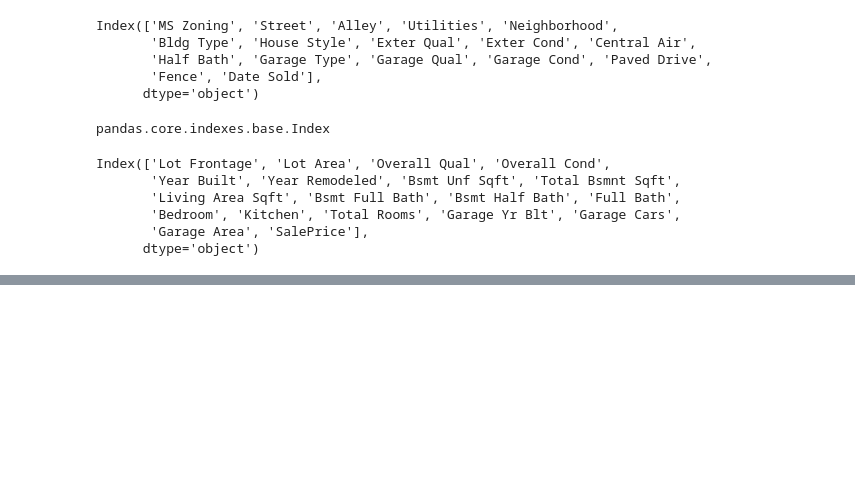
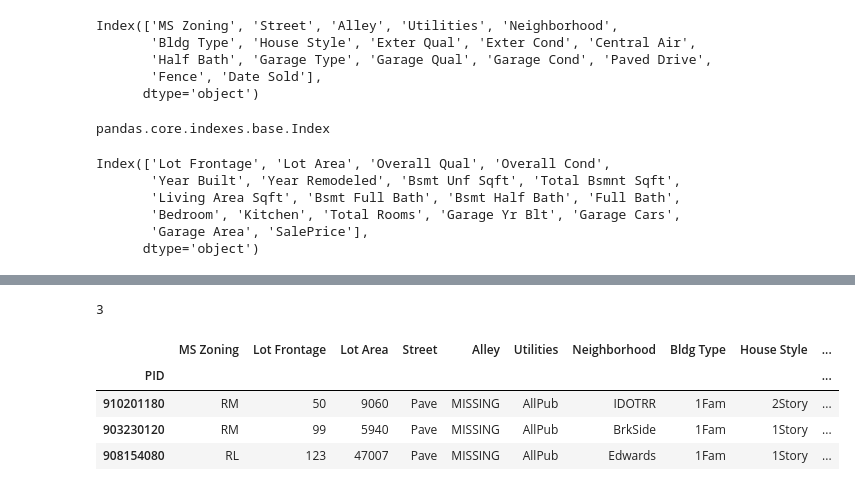
Before and after one commit to SamarBaghdadi/CodingDojo_DS_V23, a Jupyter notebook: DataUnderstanding.ipynb, the cells around one changed output, grey strips where cells are left out. Cells and saved outputs as stored; diff of their text form; code cells hidden in the pictures; blank space fills up the shorter version.

```diff
--- a/DataUnderstanding.ipynb
+++ b/DataUnderstanding.ipynb
@@ -744,0 +943,3 @@ Index(['Lot Frontage', 'Lot Area', 'Overall Qual', 'Overall Cond',
+# %%
+filter_remaining_nulls=df.isna().any(axis=1)
+filter_remaining_nulls
@@ -744,0 +962,12 @@ Index(['Lot Frontage', 'Lot Area', 'Overall Qual', 'Overall Cond',
+# %%
+filter_remaining_nulls.sum()
+# %% [output]
+3
+# %%
+df[filter_remaining_nulls]
+# %% [output]
+|  | MS Zoning | Lot Frontage | Lot Area | Street | Alley | Utilities | Neighborhood | Bldg Type | House Style | ... |
+| PID |  |  |  |  |  |  |  |  |  | ... |
+| 910201180 | RM | 50 | 9060 | Pave | MISSING | AllPub | IDOTRR | 1Fam | 2Story | ... |
+| 903230120 | RM | 99 | 5940 | Pave | MISSING | AllPub | BrkSide | 1Fam | 1Story | ... |
+| 908154080 | RL | 123 | 47007 | Pave | MISSING | AllPub | Edwards | 1Fam | 1Story | ... |
```
Also changed, not shown: parts of 17 cells of this notebook.
